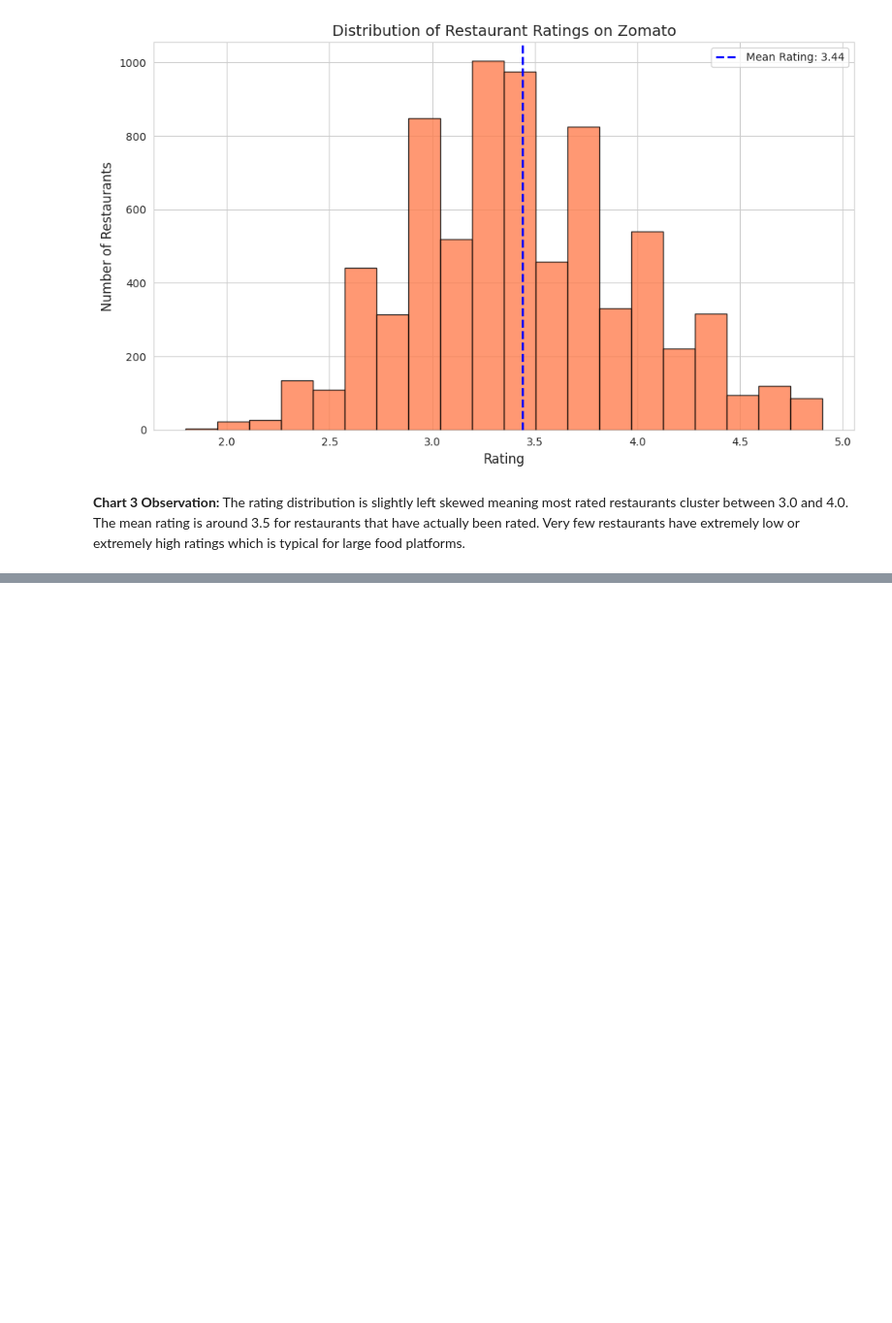
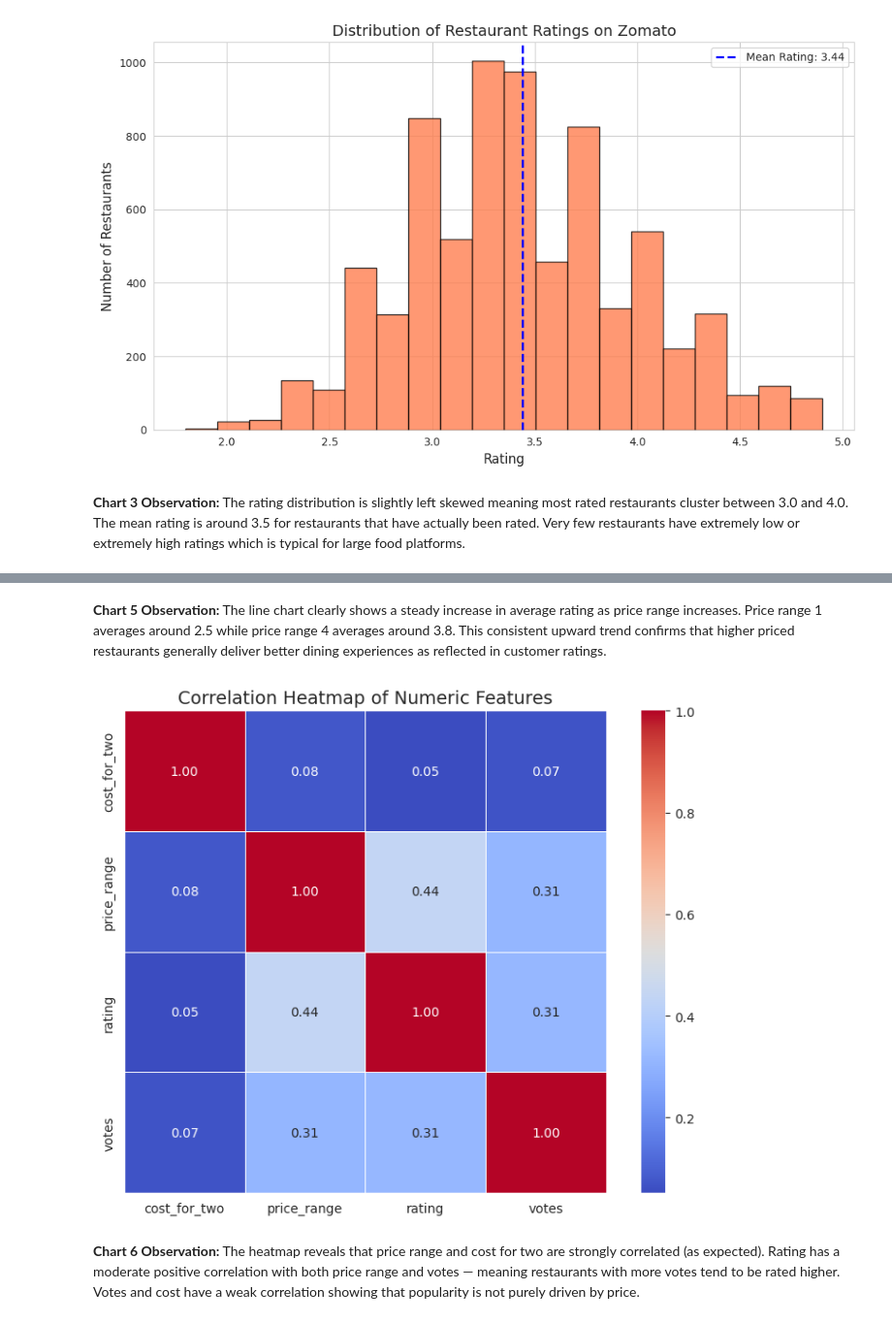
Before and after one commit to chandanar8126/zomato-eda-pluto-academy, a Jupyter notebook: Zomato_EDA_PlutoAcademy.ipynb, the cells around one changed output, grey strips where cells are left out. Shown at 97% size. Cells and saved outputs as stored; diff of their text form; code cells hidden in the pictures; blank space fills up the shorter version.

```diff
--- a/Zomato_EDA_PlutoAcademy.ipynb
+++ b/Zomato_EDA_PlutoAcademy.ipynb
@@ -465,0 +516,32 @@ which is typical for large food platforms.
+# %% [markdown]
+**Chart 5 Observation:** The line chart clearly shows a steady increase
+in average rating as price range increases. Price range 1 averages
+around 2.5 while price range 4 averages around 3.8. This consistent
+upward trend confirms that higher priced restaurants generally deliver
+better dining experiences as reflected in customer ratings.
+# %%
+# Chart 6 - Heatmap
+# Correlation between all numeric columns
+
+numeric_df = df[['cost_for_two', 'price_range', 'rating', 'votes']]
+
+plt.figure(figsize=(8, 6))
+sns.heatmap(numeric_df.corr(),
+            annot=True,
+            fmt='.2f',
+            cmap='coolwarm',
+            linewidths=0.5,
+            square=True)
+
+plt.title('Correlation Heatmap of Numeric Features', fontsize=14)
+plt.tight_layout()
+plt.show()
+# %% [output]
+[figure, added]
+# %% [markdown]
+**Chart 6 Observation:** The heatmap reveals that price range and
+cost for two are strongly correlated (as expected). Rating has a
+moderate positive correlation with both price range and votes —
+meaning restaurants with more votes tend to be rated higher.
+Votes and cost have a weak correlation showing that popularity
+is not purely driven by price.
```
Also changed, not shown: parts of 5 cells of this notebook.
